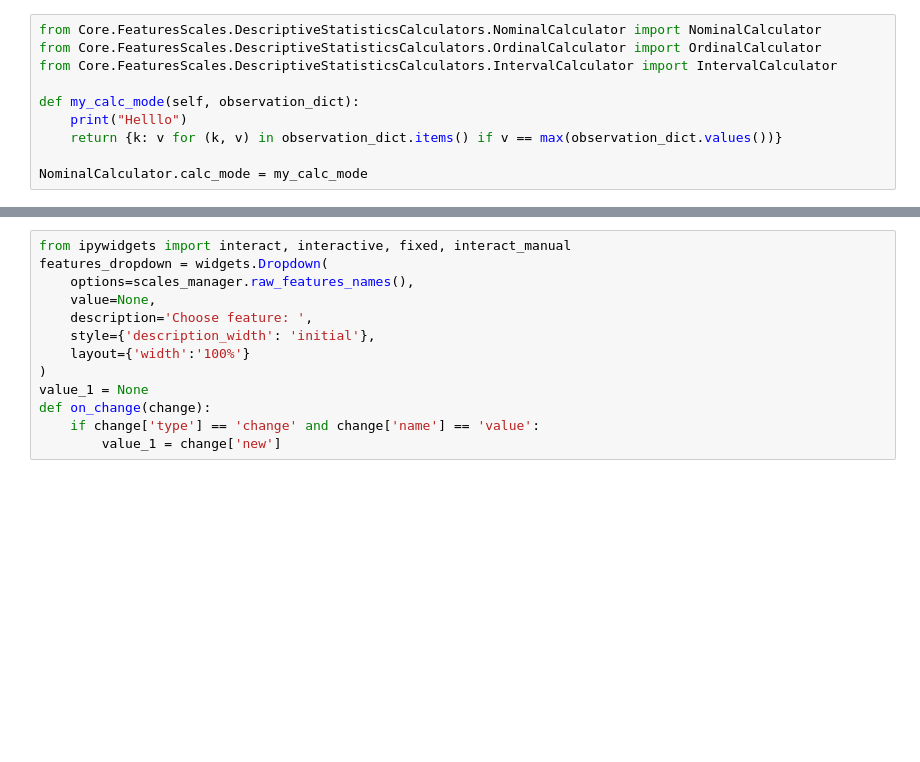
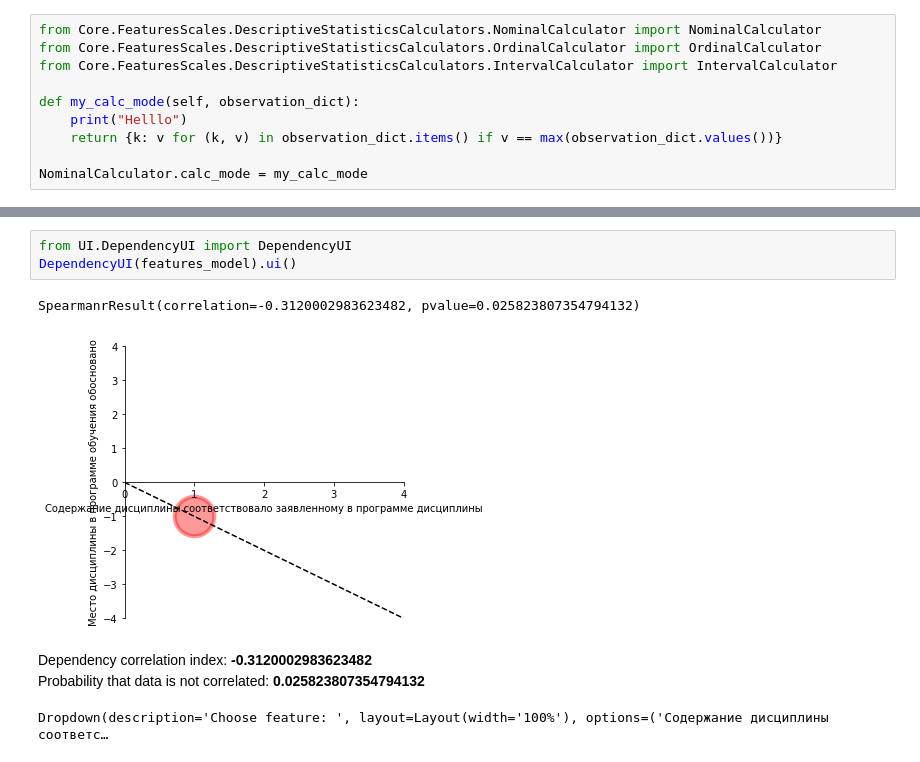
Before and after one commit to glebsonik/StatSupport, a Jupyter notebook: StatSupport.ipynb, the cells around one changed output, grey strips where cells are left out. Drawn from its saved outputs; the diff is of its cells as text; blank space fills up the shorter version.

Commit message:
Implement dependency analysis

```diff
--- a/StatSupport.ipynb
+++ b/StatSupport.ipynb
@@ -166,16 +155,12 @@ Successfully converted Уровень нагрузки в ходе обучен
-# %%
-from ipywidgets import interact, interactive, fixed, interact_manual
-features_dropdown = widgets.Dropdown(
-    options=scales_manager.raw_features_names(),
-    value=None,
-    description='Choose feature: ',
-    style={'description_width': 'initial'},
-    layout={'width':'100%'}
-)
-value_1 = None
-def on_change(change):
-    if change['type'] == 'change' and change['name'] == 'value':
-        value_1 = change['new']
+# %%
+from UI.DependencyUI import DependencyUI
+DependencyUI(features_model).ui()
+# %% [output]
+SpearmanrResult(correlation=-0.3120002983623482, pvalue=0.025823807354794132)
+[figure, added]
+Dependency correlation index: -0.3120002983623482
+Probability that data is not correlated: 0.025823807354794132
+Dropdown(description='Choose feature: ', layout=Layout(width='100%'), options=('Содержание дисциплины соответс…
 # %%
 w = widgets.Dropdown(
     options=['Addition', 'Multiplication', 'Subtraction', 'Division'],
```
Also changed, not shown: parts of 7 cells of this notebook, 3 other files.
